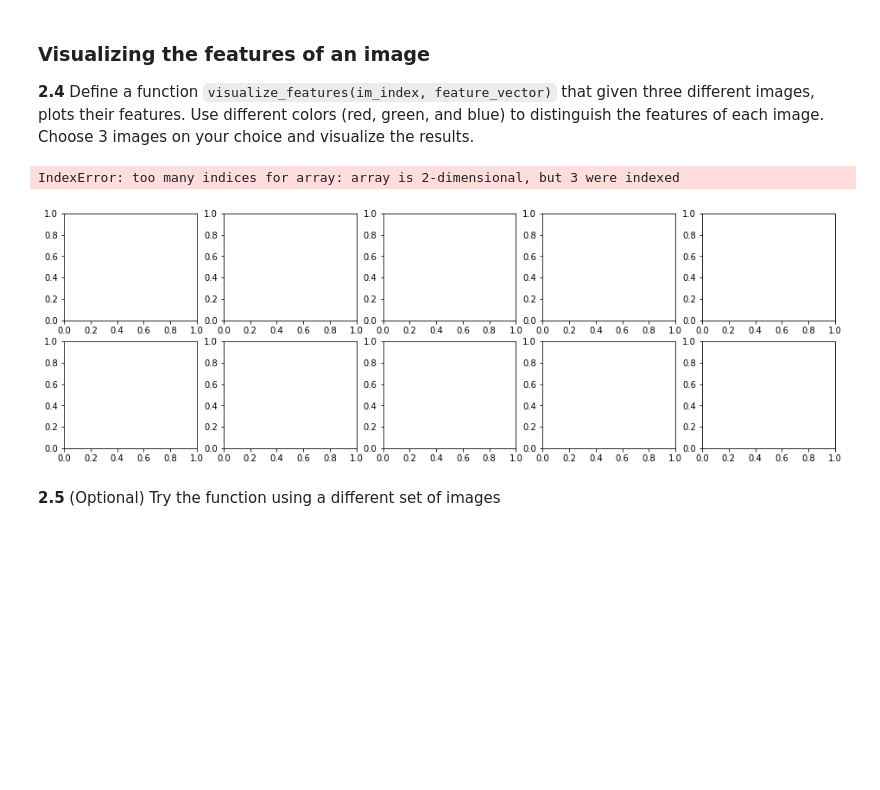
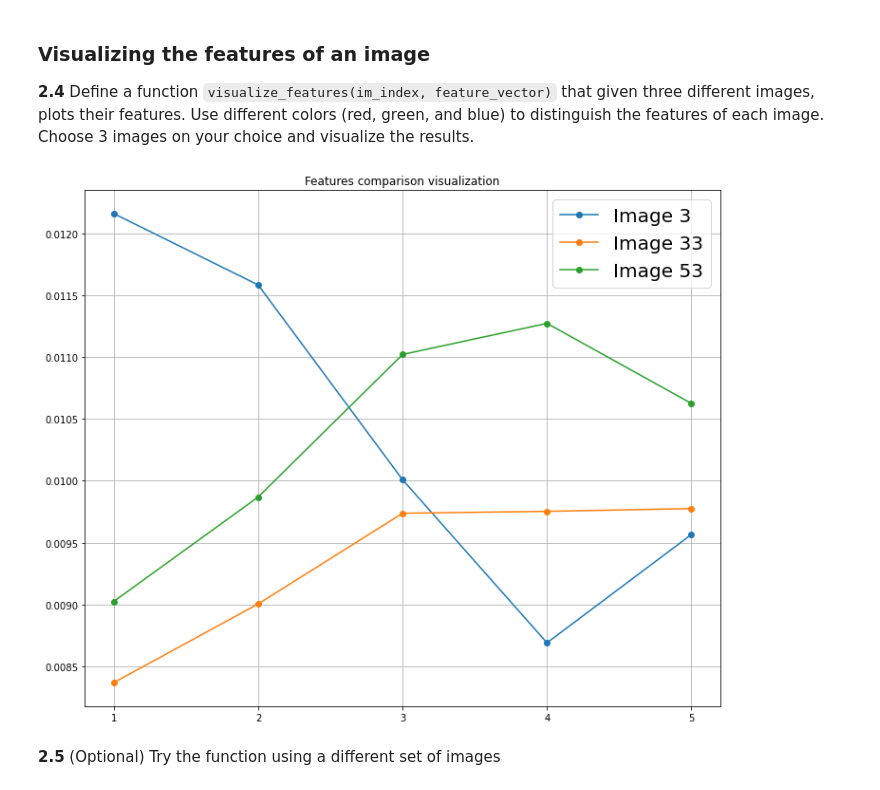
Before and after one commit to mates-info/artificial-vision, a Jupyter notebook: p5/P5_AntonioTigri_AndreuVall/P5-Part1.ipynb, the cells around one changed output. Saved outputs shown, nothing was run; the diff lists cells and outputs as text; code cells hidden in the pictures; blank space fills up the shorter version.

Commit message:
-Exercices 2 and 3 done -Changed a bit of things in exercise 1 -Commented everything up until now -TODO: Only missing one question in ex 2

```diff
--- a/p5/P5_AntonioTigri_AndreuVall/P5-Part1.ipynb
+++ b/p5/P5_AntonioTigri_AndreuVall/P5-Part1.ipynb
@@ -262,11 +318,44 @@ print(feature_vectors.shape)
 
 **2.4** Define a function `visualize_features(im_index, feature_vector)` that given three different images, plots their features. Use different colors (red, green, and blue) to distinguish the features of each image.
 Choose 3 images on your choice and visualize the results.
+# %%
+'''
+Here we created a list of indices to represent
+the x axis and the y axis will be represented
+with the feature vector values. We used a line
+for each image and its colors are detailed in
+a legend. We also put an option to visualize
+the image features using the method in exercise
+1, for better comparison.
+'''
+
+def features(im_index, feature_vectors, show_feature_images=False):
+
+    if len(im_index) != 3:
+        return 'Invalid input, you must provide exactly 3 image indexes'
+
+    if show_feature_images:
+        for index in im_index:
+            visualize_features(rgb2gray(all_images[index]), filter_bank, len(feature_vectors[index]))
+
+    plot_fig = plt.figure(figsize=(12, 10))
+
+    indices = [k+1 for k in range(len(feature_vectors[0]))]
+
+    features_im0 = plt.plot(indices, feature_vectors[im_index[0]], marker='o')
+    features_im1 = plt.plot(indices, feature_vectors[im_index[1]], marker='o')
+    features_im2 = plt.plot(indices, feature_vectors[im_index[2]], marker='o')
+
+    plt.grid()
+    plt.xticks(indices)
+    plt.title('Features comparison visualization')
+    plt.legend((features_im0[0], features_im1[0], features_im2[0]), ('Image ' + str(im_index[0]), 'Image ' + str(im_index[1]), 'Image ' + str(im_index[2])), prop={'size': 20})
+
+    plt.show()
 # %%
 ## Try the function
-visualize_features( [3,33,53] , feature_vectors)
+features( [3,33,53] , feature_vectors)
 # %% [output]
-IndexError: too many indices for array: array is 2-dimensional, but 3 were indexed
-[figure, old version]
+[figure, new version]
 # %% [markdown]
 **2.5** (Optional) Try the function using a different set of images
```
Also changed, not shown: parts of 26 cells of this notebook.
